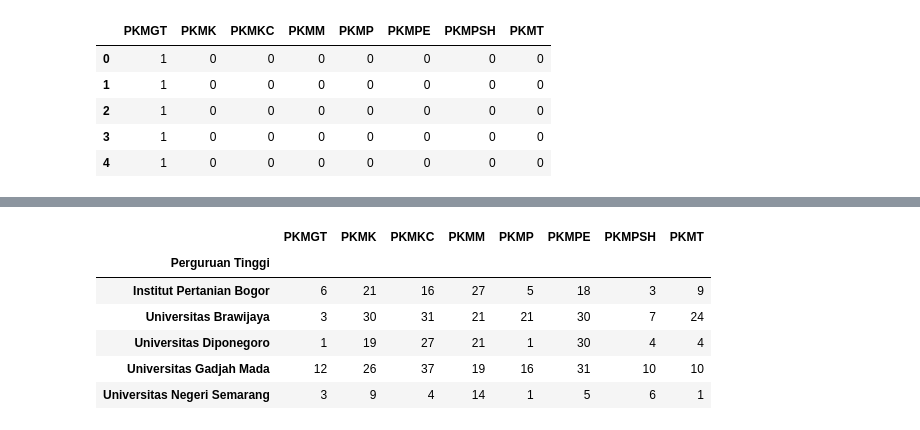
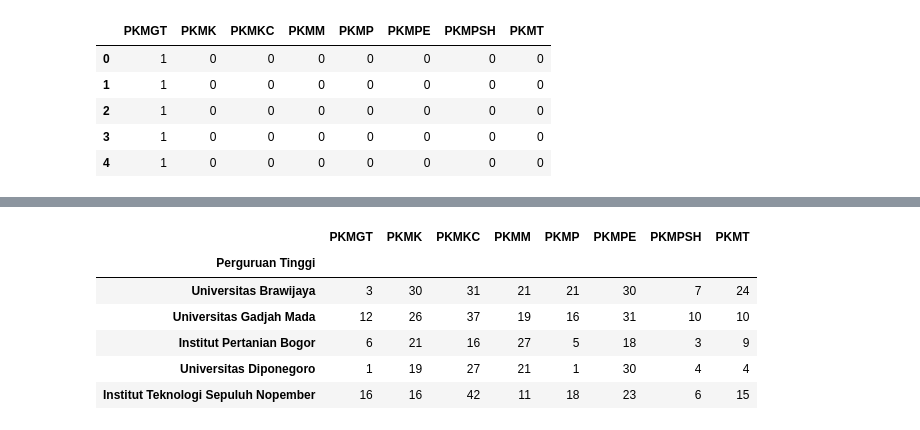
Before and after one commit to khalidmeister/IPBDataJam2019, a Jupyter notebook: Text_Mining_dan_Eksplorasi_data_teks_PKM_2014_2018.ipynb, the cells around one changed output, grey strips where cells are left out. Cells and saved outputs as stored; diff of their text form; code cells hidden in the pictures.

```diff
--- a/Text_Mining_dan_Eksplorasi_data_teks_PKM_2014_2018.ipynb
+++ b/Text_Mining_dan_Eksplorasi_data_teks_PKM_2014_2018.ipynb
@@ -109,12 +120,12 @@ df_cabang.head()
 # %%
-df_ptn = df_cabang.groupby('Perguruan Tinggi').sum().sort_values('PKMM', ascending = False)
+df_ptn = df_cabang.groupby('Perguruan Tinggi').sum().sort_values('PKMK', ascending = False)
 df_ptn = df_ptn.iloc[:, 1:]
 df_ptn.head()
 # %% [output]
 |  | PKMGT | PKMK | PKMKC | PKMM | PKMP | PKMPE | PKMPSH | PKMT |
 | Perguruan Tinggi |  |  |  |  |  |  |  |  |
+| Universitas Brawijaya | 3 | 30 | 31 | 21 | 21 | 30 | 7 | 24 |
+| Universitas Gadjah Mada | 12 | 26 | 37 | 19 | 16 | 31 | 10 | 10 |
 | Institut Pertanian Bogor | 6 | 21 | 16 | 27 | 5 | 18 | 3 | 9 |
-| Universitas Brawijaya | 3 | 30 | 31 | 21 | 21 | 30 | 7 | 24 |
 | Universitas Diponegoro | 1 | 19 | 27 | 21 | 1 | 30 | 4 | 4 |
-| Universitas Gadjah Mada | 12 | 26 | 37 | 19 | 16 | 31 | 10 | 10 |
-| Universitas Negeri Semarang | 3 | 9 | 4 | 14 | 1 | 5 | 6 | 1 |
+| Institut Teknologi Sepuluh Nopember | 16 | 16 | 42 | 11 | 18 | 23 | 6 | 15 |
```
Also changed, not shown: parts of 20 cells of this notebook.
